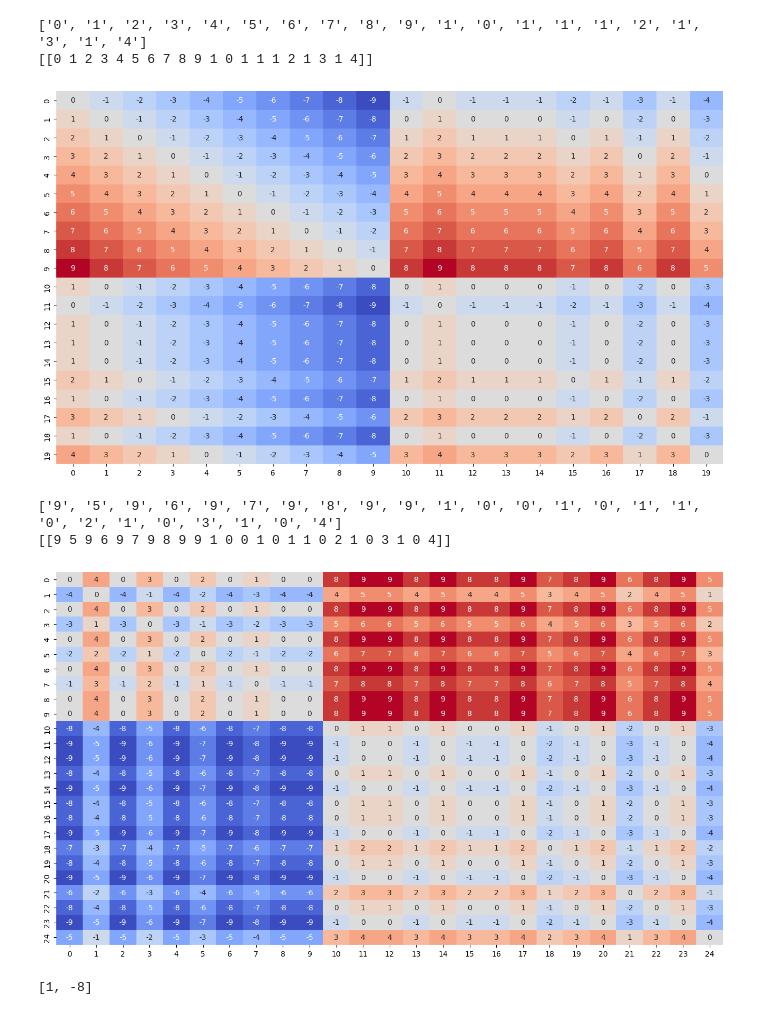
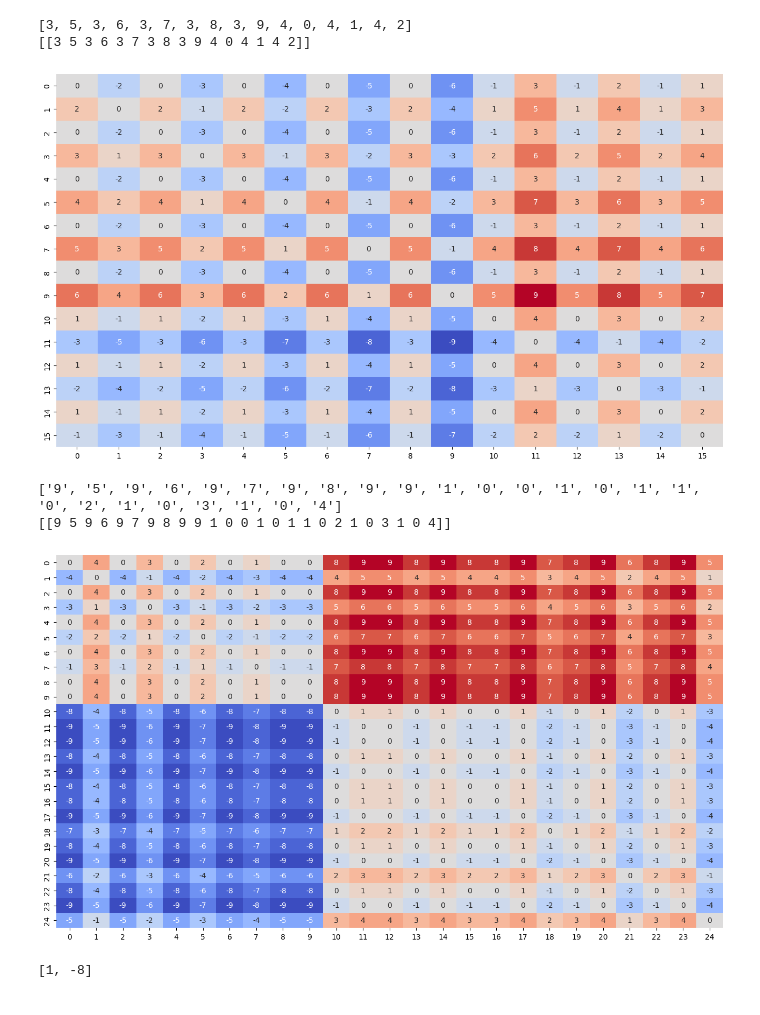
Before and after one commit to llctrautmann/Algorithms, a Jupyter notebook: notebooks/infinite.ipynb, the cells around one changed output. Cells and saved outputs as stored; diff of their text form; code cells hidden in the pictures.

```diff
--- a/notebooks/infinite.ipynb
+++ b/notebooks/infinite.ipynb
@@ -67,27 +61,27 @@ def findString(randomise=False,visualise=True,val=None):
 # %%
 # m1, array = findString(randomise=True,visualise=True)
 # l_arrays = get_diagonals(m1)
 
 # print(l_arrays) # offdiagonalness is the length of the number; first number after 1 is start of new number
 
 # you take the first one where there is no 1 before the -1
 
 # m1, array = findString(randomise=True,visualise=True, val=[1,1,1,2,1,3,1,4,4, 1, 3, 1, 2, 1, 1, 1])
 
 
 
 
 l1 = ''.join([str(x) for x in range(0,15)])
 
 l2 = ''.join([str(x) for x in range(95,105)])
 
-m1, array = findString(randomise=True,visualise=True, val=list(l1))
+m1, array = findString(randomise=True,visualise=True, val=[3,5,3,6,3,7,3,8,3,9,4,0,4,1,4,2])
 
 m1, array = findString(randomise=True,visualise=True, val=list(l2))
 # %% [output]
-['0', '1', '2', '3', '4', '5', '6', '7', '8', '9', '1', '0', '1', '1', '1', '2', '1', '3', '1', '4']
-[[0 1 2 3 4 5 6 7 8 9 1 0 1 1 1 2 1 3 1 4]]
+[3, 5, 3, 6, 3, 7, 3, 8, 3, 9, 4, 0, 4, 1, 4, 2]
+[[3 5 3 6 3 7 3 8 3 9 4 0 4 1 4 2]]
-[figure, old version]
+[figure, new version]
 ['9', '5', '9', '6', '9', '7', '9', '8', '9', '9', '1', '0', '0', '1', '0', '1', '1', '0', '2', '1', '0', '3', '1', '0', '4']
 [[9 5 9 6 9 7 9 8 9 9 1 0 0 1 0 1 1 0 2 1 0 3 1 0 4]]
 [figure]
```
Also changed, not shown: parts of 13 cells of this notebook, 2 other files.
